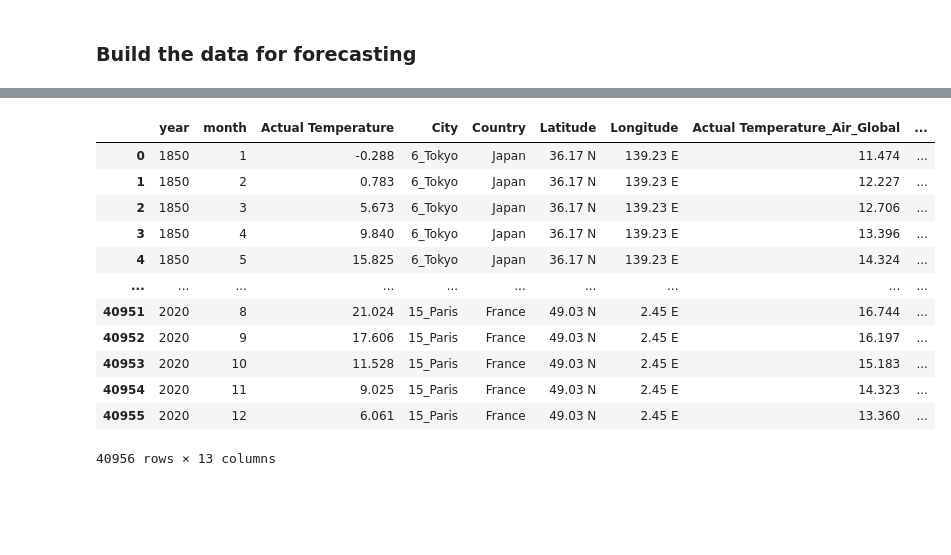
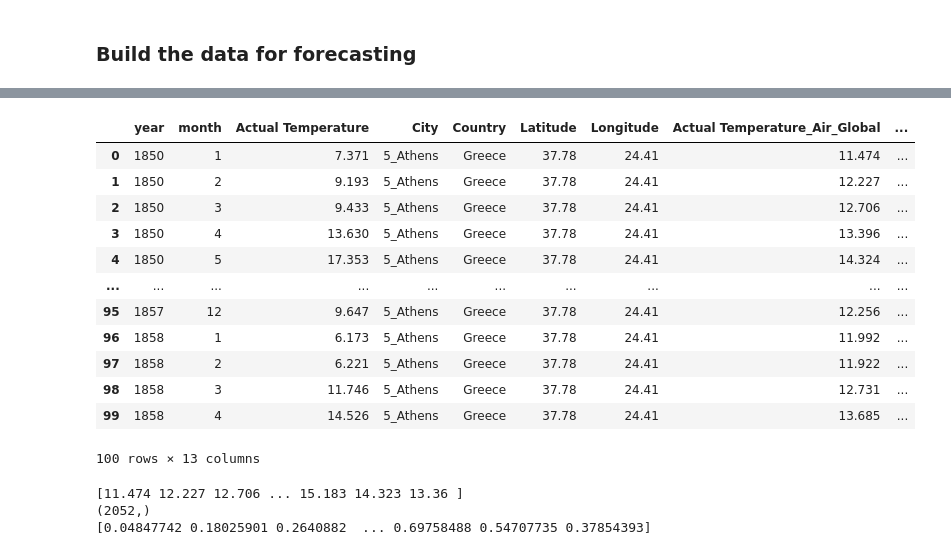
Before and after one commit to Rishabh-Thapliyal/Forecasting-Global-Climate-Change-Patterns-and-Analyzing-Impact, a Jupyter notebook: src/eda/eda_1.ipynb, the cells around one changed output, grey strips where cells are left out. Drawn from its saved outputs; the diff is of its cells as text; code cells hidden in the pictures; blank space fills up the shorter version.

```diff
--- a/src/eda/eda_1.ipynb
+++ b/src/eda/eda_1.ipynb
@@ -455,16 +457,16 @@ Time Taken: 0.0601744160085218
 # %%
-df
+df.head(100)
 # %% [output]
 |  | year | month | Actual Temperature | City | Country | Latitude | Longitude | Actual Temperature_Air_Global | ... |
-| 0 | 1850 | 1 | -0.288 | 6_Tokyo | Japan | 36.17 N | 139.23 E | 11.474 | ... |
-| 1 | 1850 | 2 | 0.783 | 6_Tokyo | Japan | 36.17 N | 139.23 E | 12.227 | ... |
-| 2 | 1850 | 3 | 5.673 | 6_Tokyo | Japan | 36.17 N | 139.23 E | 12.706 | ... |
-| 3 | 1850 | 4 | 9.840 | 6_Tokyo | Japan | 36.17 N | 139.23 E | 13.396 | ... |
-| 4 | 1850 | 5 | 15.825 | 6_Tokyo | Japan | 36.17 N | 139.23 E | 14.324 | ... |
+| 0 | 1850 | 1 | 7.371 | 5_Athens | Greece | 37.78 | 24.41 | 11.474 | ... |
+| 1 | 1850 | 2 | 9.193 | 5_Athens | Greece | 37.78 | 24.41 | 12.227 | ... |
+| 2 | 1850 | 3 | 9.433 | 5_Athens | Greece | 37.78 | 24.41 | 12.706 | ... |
+| 3 | 1850 | 4 | 13.630 | 5_Athens | Greece | 37.78 | 24.41 | 13.396 | ... |
+| 4 | 1850 | 5 | 17.353 | 5_Athens | Greece | 37.78 | 24.41 | 14.324 | ... |
 | ... | ... | ... | ... | ... | ... | ... | ... | ... | ... |
-| 40951 | 2020 | 8 | 21.024 | 15_Paris | France | 49.03 N | 2.45 E | 16.744 | ... |
-| 40952 | 2020 | 9 | 17.606 | 15_Paris | France | 49.03 N | 2.45 E | 16.197 | ... |
-| 40953 | 2020 | 10 | 11.528 | 15_Paris | France | 49.03 N | 2.45 E | 15.183 | ... |
-| 40954 | 2020 | 11 | 9.025 | 15_Paris | France | 49.03 N | 2.45 E | 14.323 | ... |
-| 40955 | 2020 | 12 | 6.061 | 15_Paris | France | 49.03 N | 2.45 E | 13.360 | ... |
+| 95 | 1857 | 12 | 9.647 | 5_Athens | Greece | 37.78 | 24.41 | 12.256 | ... |
+| 96 | 1858 | 1 | 6.173 | 5_Athens | Greece | 37.78 | 24.41 | 11.992 | ... |
+| 97 | 1858 | 2 | 6.221 | 5_Athens | Greece | 37.78 | 24.41 | 11.922 | ... |
+| 98 | 1858 | 3 | 11.746 | 5_Athens | Greece | 37.78 | 24.41 | 12.731 | ... |
+| 99 | 1858 | 4 | 14.526 | 5_Athens | Greece | 37.78 | 24.41 | 13.685 | ... |
-40956 rows × 13 columns
+100 rows × 13 columns
@@ -470,0 +478,20 @@ df
+# %%
+# Extract the data
+import pandas as pd
+
+
+
+
+temperatures = df['Actual Temperature_Air_Global'].iloc[0:2052].values
+print(temperatures)
+print(temperatures.shape)
+
+# Normalize the data (Min-Max Normalization)
+max_temp = temperatures.max()
+min_temp = temperatures.min()
+normalized_temp = (temperatures - min_temp) / (max_temp - min_temp)
+print(normalized_temp)  # Data will now be in the range [0, 1]
+# %% [output]
+[11.474 12.227 12.706 ... 15.183 14.323 13.36 ]
+(2052,)
+[0.04847742 0.18025901 0.2640882  ... 0.69758488 0.54707735 0.37854393]
```
Also changed, not shown: parts of 9 cells of this notebook.
